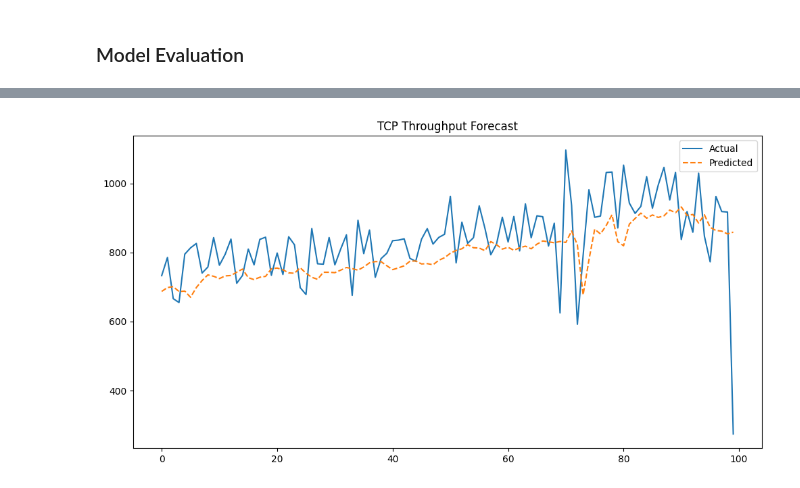
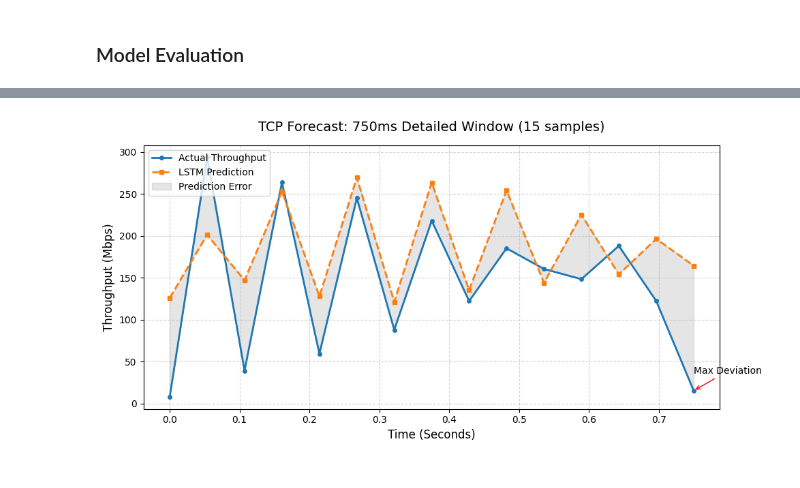
Before and after one commit to Tayebwa-ian/Real_Time_TCP_traffic_Forecasting, a Jupyter notebook: src/training.ipynb, the cells around one changed output, grey strips where cells are left out. Cells and saved outputs as stored; diff of their text form; code cells hidden in the pictures.

Commit message:
New model trained

```diff
--- a/src/training.ipynb
+++ b/src/training.ipynb
@@ -13,4 +10,0 @@ import matplotlib.pyplot as plt
-# %%
-# 1. Load Data
-df = pd.read_csv('train_data/training_data.csv')
-df.head(10)
@@ -170,0 +160,16 @@ r2 = r2_score(y_test_rescaled, y_pred_rescaled)
+# %%
+model.eval()
+with torch.no_grad():
+    predictions = model(X_test_t)
+    test_loss = criterion(predictions, y_test_t)
+
+    y_pred_rescaled = predictions.numpy().flatten()
+    y_test_rescaled = y_test_t.numpy().flatten()
+
+# Convert back to original scale (optional, but useful for Mbps visualization)
+# Since we predicted throughput_mbps, we can compare directly
+print(f"Test Huber Loss: {test_loss.item():.4f}")
+
+# Sample Comparison
+for i in range(5):
+    print(f"Actual: {y_test[i]:.2f} Mbps | Predicted: {predictions[i].item():.2f} Mbps")
@@ -177,12 +192,50 @@ R2 Score: 0.86
-# %%
-# Plotting the last 5 seconds of the test set
-plt.figure(figsize=(12,6))
-plt.plot(y_test_rescaled[-100:], label='Actual')
-plt.plot(y_pred_rescaled[-100:], label='Predicted', linestyle='--')
-plt.title("TCP Throughput Forecast")
-plt.legend()
-plt.show()
-# %% [output]
-[figure, removed]
+# %%
+# --- DYNAMIC CONFIGURATION ---
+MS_PER_POINT = 50
+LOOKBACK_MS = 750
+# Calculate how many points represent 750ms
+num_points = LOOKBACK_MS // MS_PER_POINT
+
+# Slice the last 15 points
+actual = y_test_rescaled[-num_points:]
+predicted = y_pred_rescaled[-num_points:]
+
+# Generate the time axis in seconds (0 to 0.75s)
+time_axis = np.linspace(0, LOOKBACK_MS / 1000, num_points)
+
+plt.figure(figsize=(10, 5), dpi=100)
+
+# Plotting Lines
+plt.plot(time_axis, actual, label='Actual Throughput',
+         color='#1f77b4', marker='o', markersize=4, linewidth=2)
+plt.plot(time_axis, predicted, label='LSTM Prediction',
+         color='#ff7f0e', linestyle='--', marker='s', markersize=4, linewidth=2)
+
+# Shaded Error Area
+# This visually represents the "Loss" at every point in time
+plt.fill_between(time_axis, actual, predicted, color='gray', alpha=0.2, label='Prediction Error')
+
+# Adding descriptive labels and title
+plt.title(f"TCP Forecast: 750ms Detailed Window ({num_points} samples)", fontsize=14, pad=15)
+plt.xlabel("Time (Seconds)", fontsize=12)
+plt.ylabel("Throughput (Mbps)", fontsize=12)
+
+# Customizing the visual layout
+plt.grid(True, linestyle='--', alpha=0.5)
+plt.legend(loc='upper left', frameon=True)
+
+# Dynamic Annotation
+# We point to the largest gap in this 750ms window
+error = np.abs(actual - predicted)
+max_err_idx = np.argmax(error)
+plt.annotate('Max Deviation',
+             xy=(time_axis[max_err_idx], actual[max_err_idx]),
+             xytext=(time_axis[max_err_idx], actual[max_err_idx] + 20),
+             arrowprops=dict(arrowstyle='->', connectionstyle='arc3', color='red'))
+
+plt.tight_layout()
+plt.show()
+# %% [output]
+[figure, added]
 # %%
 # AUC for 'Congestion Event' Detection
```
Also changed, not shown: parts of 33 cells of this notebook, 9 other files.
